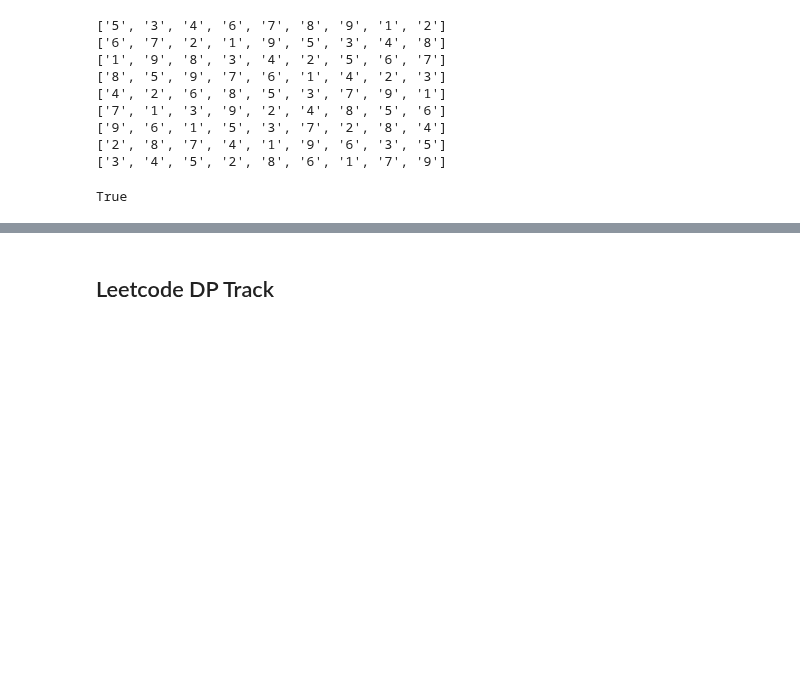
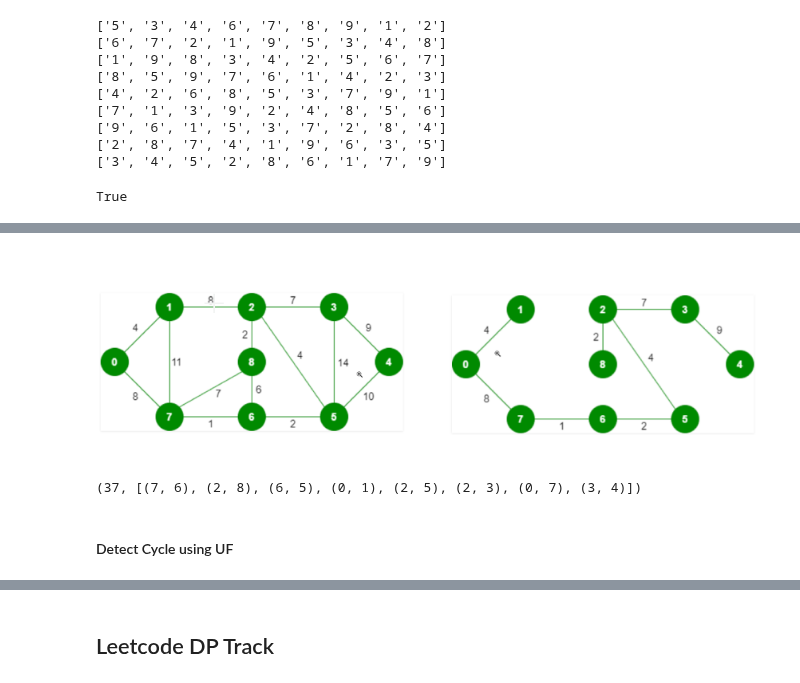
Before and after one commit to AshishSalaskar1/DS_Algo_Playground, a Jupyter notebook: Track/Complete_DSA_Sheet.ipynb, the cells around one changed output, grey strips where cells are left out. Cells and saved outputs as stored; diff of their text form; code cells hidden in the pictures; blank space fills up the shorter version.

```diff
--- a/Track/Complete_DSA_Sheet.ipynb
+++ b/Track/Complete_DSA_Sheet.ipynb
@@ -9,7 +9,7 @@ def printList(arr):
     print("DP ARRAY",*arr, sep="\n")
 
 def printImage(path):
-    display(Image(filename=path))
+    display(Image(filename=path),)
 # %% [markdown]
 ## Arrays
 # %% [markdown]
@@ -4091,0 +4266,4 @@ True
+# %%
+printImage("./src/MST.png")
+# %% [output]
+[figure, added]
@@ -4091,0 +4291,7 @@ True
+# %%
+mst = MST(9, edges)
+mst.solve()
+# %% [output]
+(37, [(7, 6), (2, 8), (6, 5), (0, 1), (2, 5), (2, 3), (0, 7), (3, 4)])
+# %% [markdown]
+#### Detect Cycle using UF
```
Also changed, not shown: parts of 20 cells of this notebook, 1 other file.
